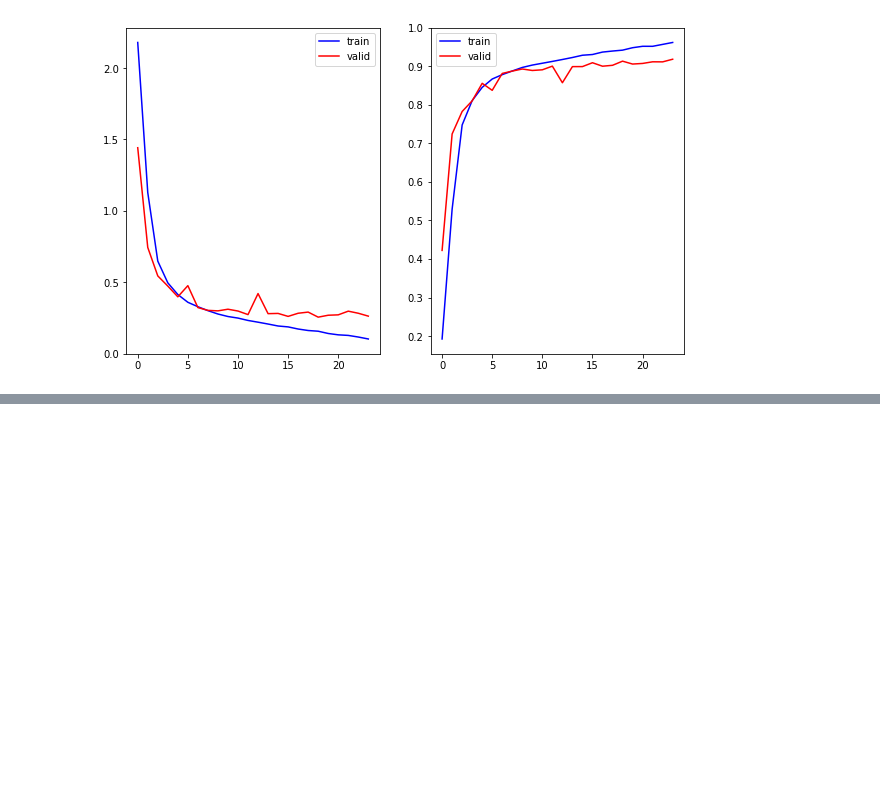
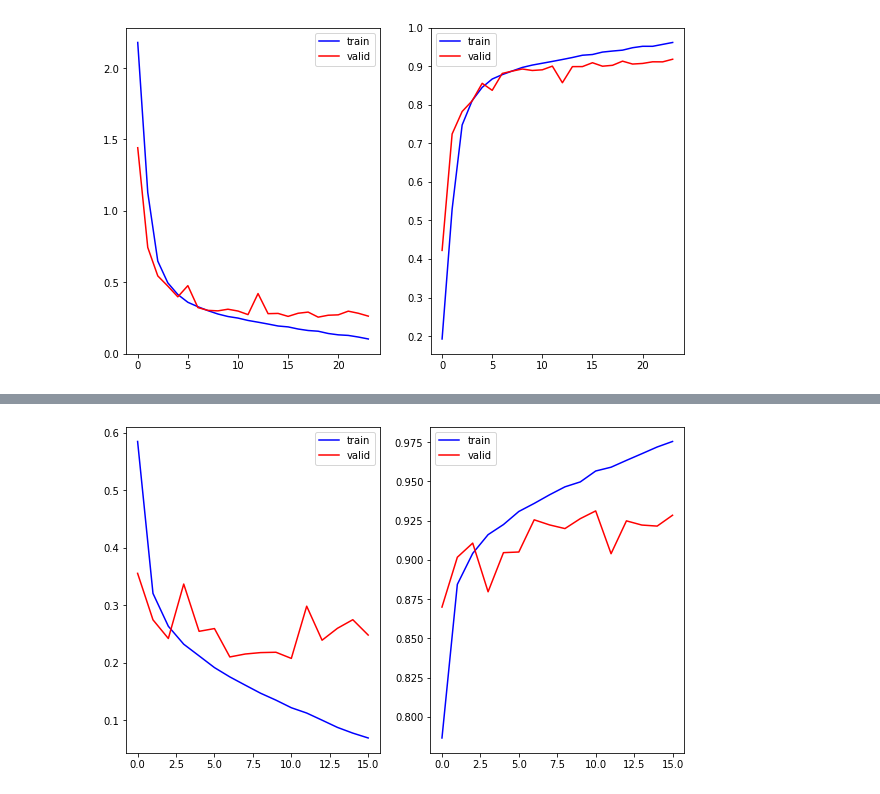
Before and after one commit to kiyalab-tmu/2021-sem1-rinko, a Jupyter notebook: mikisanmktn/chapter04.ipynb, the cells around one changed output, grey strips where cells are left out. Drawn from its saved outputs; the diff is of its cells as text; code cells hidden in the pictures; blank space fills up the shorter version.

```diff
--- a/mikisanmktn/chapter04.ipynb
+++ b/mikisanmktn/chapter04.ipynb
@@ -109,7 +109,7 @@ def one_epoch(model, dl, device, criterion, optimizer=None):
 
         if optimizer:
             logits = model(datas)
-            loss = criterion(logits, targets)
+            loss = criterion(logits.logits, targets)
 
             optimizer.zero_grad()
             loss.backward()
@@ -121,9 +121,12 @@ def one_epoch(model, dl, device, criterion, optimizer=None):
 
         losses += loss.item()
 
-        if criterion != nn.MSELoss():
+        if optimizer:
+            prediction = torch.argmax(logits.logits,dim=1)
+        else:
             prediction = torch.argmax(logits,dim=1)
-            correct_num += (prediction == targets).sum().item()
+
+        correct_num += (prediction == targets).sum().item()
     return losses/iter_num, correct_num/data_num
 # %%
 def train(model, train_dl, test_dl, epoch, device, criterion, optimizer, early_stop=5, valid_dl=None):
@@ -316,3 +319,38 @@ early stoping : final epoch = 23
 Best train loss=0.102 Test loss=0.279
 Best train accuracy=0.962 Test accuracy=0.905
 [figure]
+# %%
+#Q10: GoogleNet
+EPOCH_NUM = 100
+TRAIN_BATCH_SIZE = 32
+VALID_BATCH_SIZE = 32
+TEST_BATCH_SIZE = 32
+device = f"cuda:{0}" if torch.cuda.is_available() else "cpu"
+
+transform = transforms.Compose(
+    [transforms.Resize(224),
+     transforms.ToTensor()])
+
+train_dl, test_dl, valid_dl = create_dataloader('MNIST', transform, valid=True)
+
+model = models.googlenet()
+model.conv1.conv = nn.Conv2d(1, 64, kernel_size=(7, 7), stride=(2, 2), padding=(3, 3), bias=False)
+model.fc = nn.Linear(in_features=1024, out_features=10, bias=True)
+model.to(device)
+criterion = nn.CrossEntropyLoss()
+optimizer = optim.SGD(model.parameters(), lr=0.1)
+
+train_loss_list, test_loss_list, train_accuracy_list, test_accuracy_list = train(model, train_dl, test_dl, EPOCH_NUM, device, criterion, optimizer, valid_dl=valid_dl)
+
+fig= plt.figure(figsize=(10.0, 6.0))
+ax1 = fig.add_subplot(1,2,1)
+ax1.plot(train_loss_list, 'b', label='train')
+ax1.plot(test_loss_list, 'r', label='valid')
+ax1.legend()
+
+ax2 = fig.add_subplot(1,2,2)
+ax2.plot(train_accuracy_list, 'b', label='train')
+ax2.plot(test_accuracy_list, 'r', label='valid')
+ax2.legend()
+plt.show()
+# %% [output]
@@ -318,0 +374 @@ Best train accuracy=0.962 Test accuracy=0.905
+[figure, added]
```
Also changed, not shown: parts of 3 cells of this notebook.
